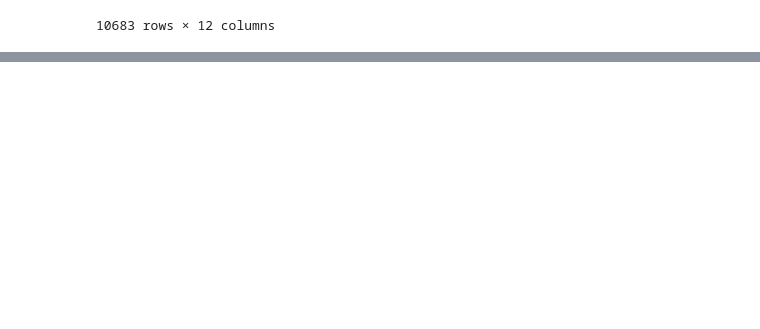
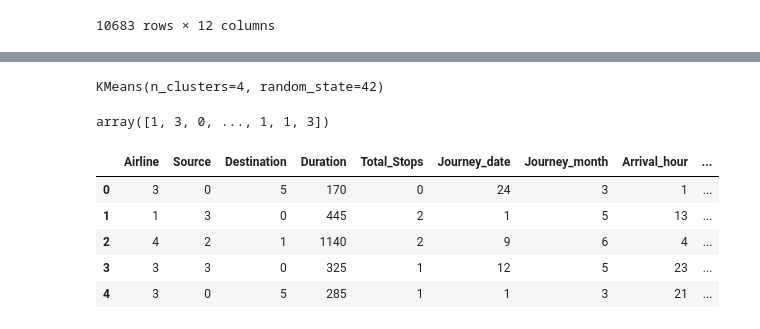
Before and after one commit to ro060/Projects, a Jupyter notebook: rohit flight.ipynb, the cells around one changed output, grey strips where cells are left out. Drawn from its saved outputs; the diff is of its cells as text; code cells hidden in the pictures; blank space fills up the shorter version.

```diff
--- a/rohit flight.ipynb
+++ b/rohit flight.ipynb
@@ -1516,0 +1042,19 @@ memory usage: 751.2 KB
+# %%
+model = KMeans(n_clusters = 4,random_state = 42)
+model.fit(x)
+# %% [output]
+KMeans(n_clusters=4, random_state=42)
+# %%
+model.labels_
+# %% [output]
+array([1, 3, 0, ..., 1, 1, 3])
+# %%
+x['Price'] = pd.DataFrame(model.labels_)
+x.head()
+# %% [output]
+|  | Airline | Source | Destination | Duration | Total_Stops | Journey_date | Journey_month | Arrival_hour | ... |
+| 0 | 3 | 0 | 5 | 170 | 0 | 24 | 3 | 1 | ... |
+| 1 | 1 | 3 | 0 | 445 | 2 | 1 | 5 | 13 | ... |
+| 2 | 4 | 2 | 1 | 1140 | 2 | 9 | 6 | 4 | ... |
+| 3 | 3 | 3 | 0 | 325 | 1 | 12 | 5 | 23 | ... |
+| 4 | 3 | 0 | 5 | 285 | 1 | 1 | 3 | 21 | ... |
```
Also changed, not shown: parts of 83 cells of this notebook.
